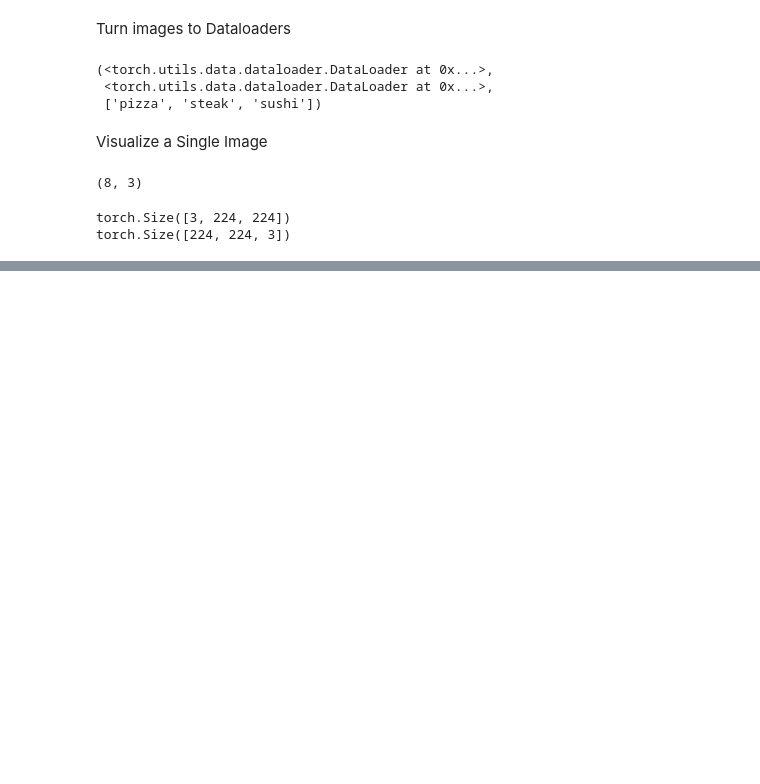
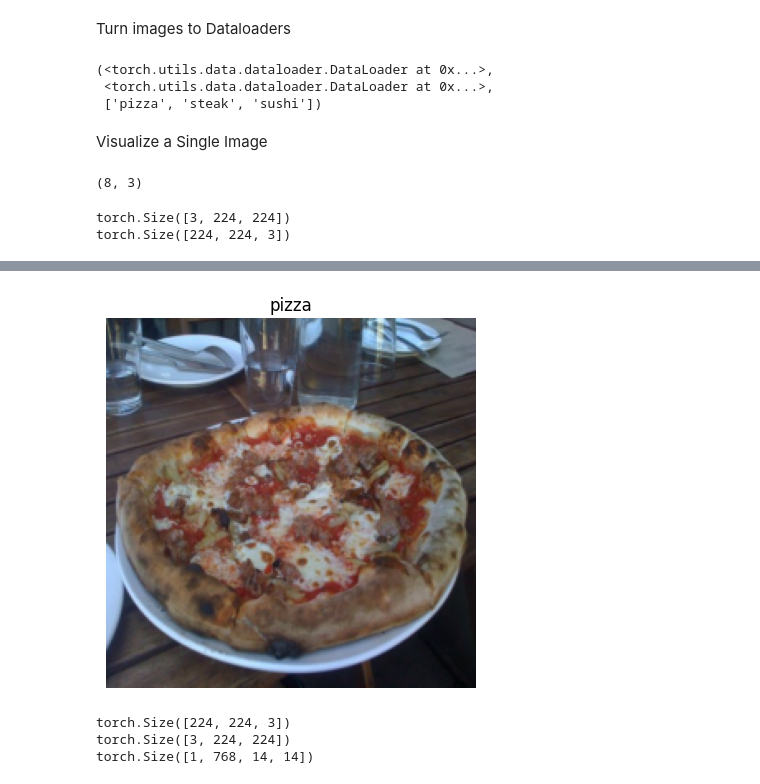
Before and after one commit to saivenkatreddy29/Pytorch-Learning, a Jupyter notebook: Replicating_papers.ipynb, the cells around one changed output, grey strips where cells are left out. Saved outputs shown, nothing was run; the diff lists cells and outputs as text; code cells hidden in the pictures; blank space fills up the shorter version.

```diff
--- a/Replicating_papers.ipynb
+++ b/Replicating_papers.ipynb
@@ -117,0 +210,14 @@ plt.axis('off');
+# %%
+plt.imshow(per_image)
+plt.title(class_names[label])
+plt.axis(False);
+# %% [output]
+[figure, added]
+# %%
+print(image.shape)
+image_out_of_conv = conv2d(image.unsqueeze(dim = 0))
+print(image_out_of_conv.shape)
+# %% [output]
+torch.Size([224, 224, 3])
+torch.Size([3, 224, 224])
+torch.Size([1, 768, 14, 14])
```
Also changed, not shown: parts of 25 cells of this notebook.
